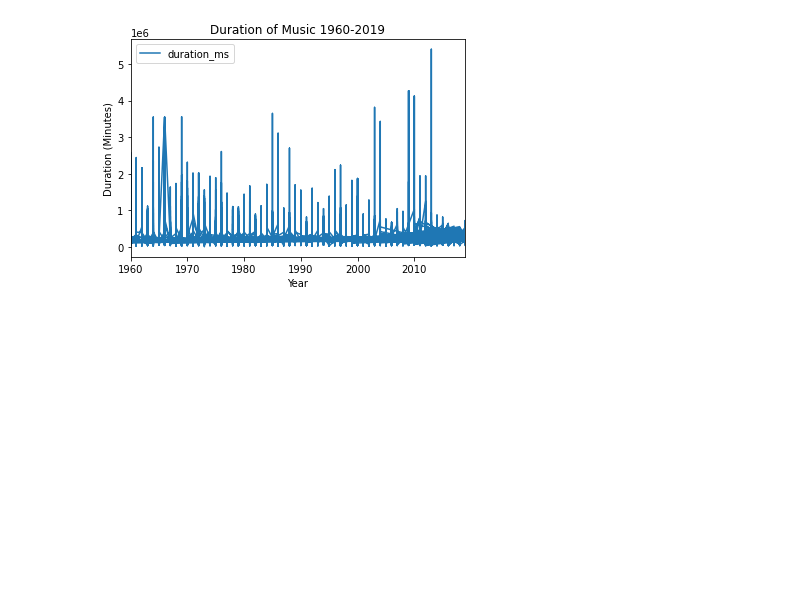
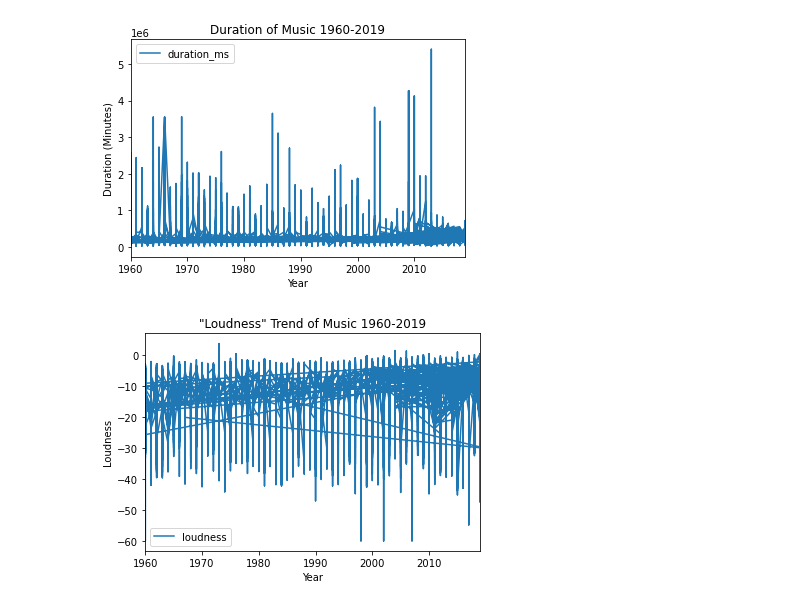
Before and after one commit to CameronSunyich/Group_Final_Project, a Jupyter notebook: Trends Graphs.ipynb, the cells around one changed output. Drawn from its saved outputs; the diff is of its cells as text; code cells hidden in the pictures; blank space fills up the shorter version.

Commit message:
Adding Variable Trends Plots

```diff
--- a/Trends Graphs.ipynb
+++ b/Trends Graphs.ipynb
@@ -51,3 +51,17 @@ plt.xlim(1960, 2019)
 plt.show()
 # %% [output]
 [figure]
+# %%
+# "Loudness" of Music Trend 1960-2019
+
+ax = plt.gca()
+
+data_df.plot(kind='line',x='year',y='loudness',ax=ax)
+plt.xlabel('Year')
+plt.ylabel('Loudness')
+plt.title('"Loudness" Trend of Music 1960-2019')
+plt.legend()
+plt.xlim(1960, 2019)
+plt.show()
+# %% [output]
+[figure, added]
```
Also changed, not shown: parts of 3 cells of this notebook.
